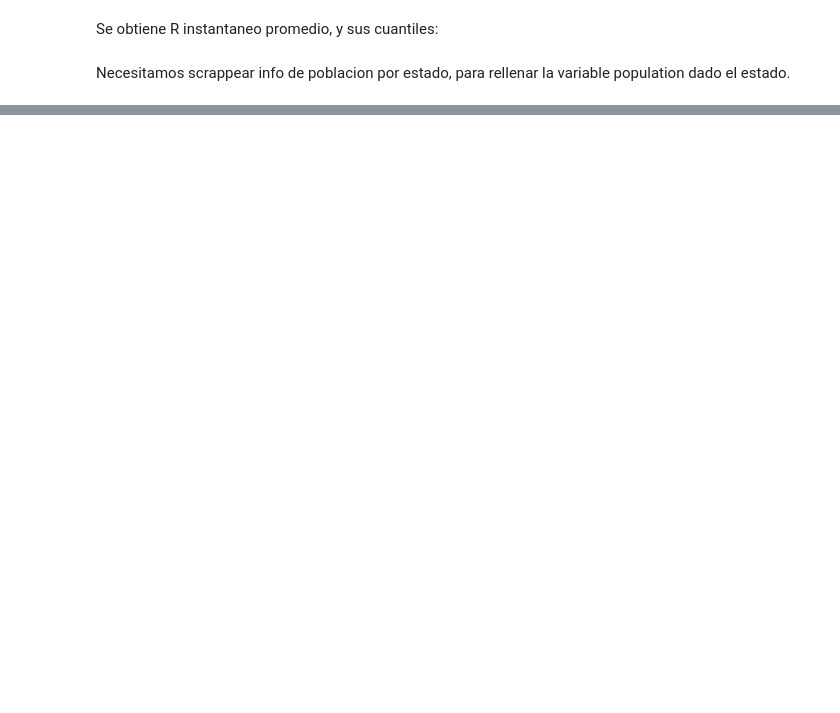
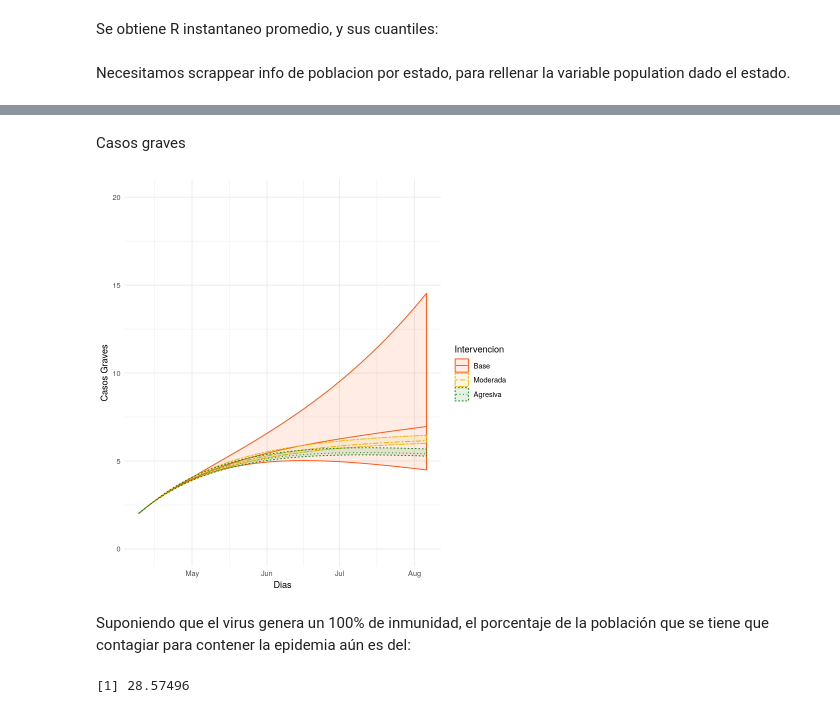
Before and after one commit to NunezKant/COVID19_MEX_MASTER, a Jupyter notebook: notebooks/REpi.ipynb, the cells around one changed output, grey strips where cells are left out. Drawn from its saved outputs; the diff is of its cells as text; code cells hidden in the pictures; blank space fills up the shorter version.

```diff
--- a/notebooks/REpi.ipynb
+++ b/notebooks/REpi.ipynb
@@ -212,7 +210,7 @@ paste("the value of R0(2.5%) is ", round(R0_2,2)) # ponerlo en algun panelito bo
 [1] "the value of R0(2.5%) is  0.23"
 # %%
 Condiciones_Iniciales = c(S,E,A,I,R)
-pmtrs = c(gamma,alpha,rho,kappa)
+pmtrs = c(gamma,alpha,rho)
 t = seq(0, 120, by=0.1) #tiempo de 120 dias
 # %%
 SEAIRD <- function(IC,pmtrs,t, basal = "base", intervencion = "base", init_intervention = 1, intervention_period = 119){
@@ -325,0 +325,18 @@ Warning message:
+# %% [markdown]
+Casos graves
+# %%
+Graves_df%>%
+  dplyr::select(Dias,`Casos Graves`, Q2 = `Casos Graves(97.5%)`, Q1 = `Casos Graves(2.5%)`, Intervencion = Intervencion) %>%
+  ggplot(., aes(x = Dias, y = `Casos Graves`, color = Intervencion , linetype = Intervencion)) + geom_line(lwd = 0.5)+
+  geom_ribbon(aes(ymin = Q1, ymax = Q2, fill = Intervencion), alpha = 0.1) +
+  scale_linetype_manual(values=c("solid","twodash", "dotted")) +
+  scale_color_manual(values = c("#FC4E07", "#E7B800", "#008000")) +
+  scale_fill_manual(values = c("#FC4E07", "#E7B800", "#008000")) + ylim(0,20) + theme_minimal()
+# %% [output]
+[figure, added]
+# %% [markdown]
+Suponiendo que el virus genera un 100% de inmunidad, el porcentaje de la población que se tiene que contagiar para contener la epidemia aún es del:
+# %%
+(1 - (1/R0_mean)) * 100
+# %% [output]
+[1] 28.57496
```
Also changed, not shown: parts of 17 cells of this notebook.
